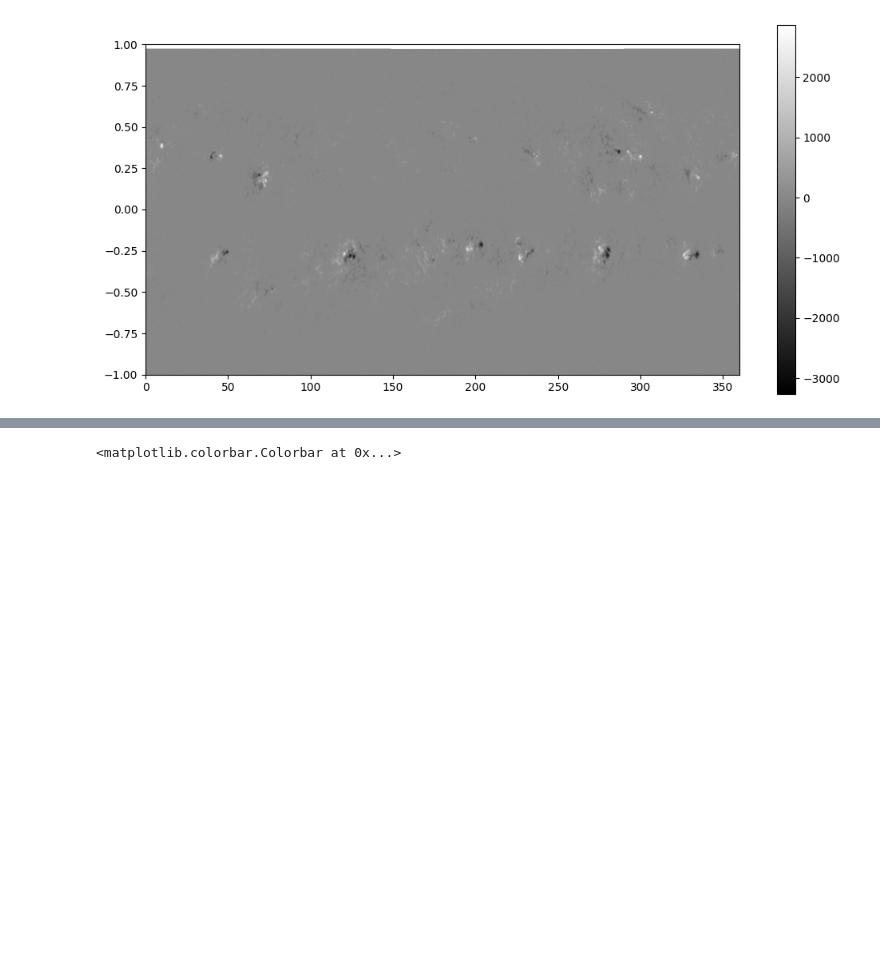
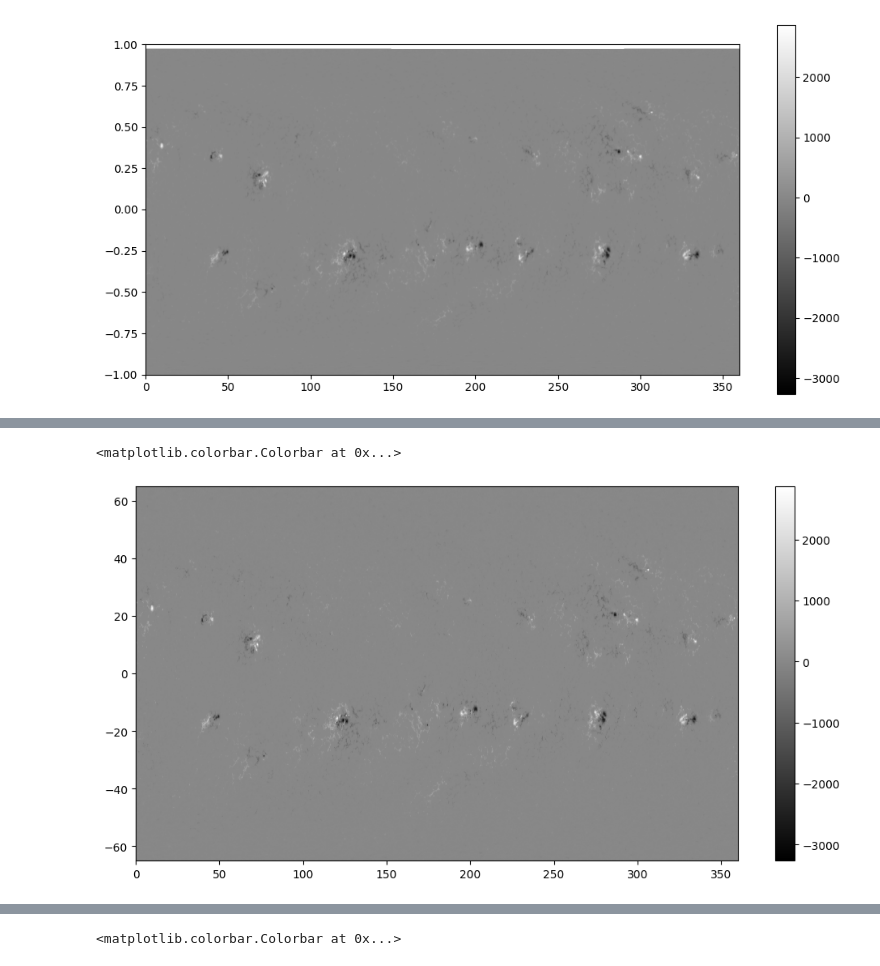
Before and after one commit to Samapti25/solar, a Jupyter notebook: carringtonmaps.ipynb, the cells around one changed output, grey strips where cells are left out. Cells and saved outputs as stored; diff of their text form; code cells hidden in the pictures; blank space fills up the shorter version.

```diff
--- a/carringtonmaps.ipynb
+++ b/carringtonmaps.ipynb
@@ -196,0 +210,12 @@ print(Phi)
+# %%
+mask=(lat >=-65) & (lat<=65)
+crop_data= data[mask, :]
+crop_lat=lat[mask]
+# %%
+fig=plt.figure(figsize=(12,6))
+Lon,Lat=np.meshgrid(lon, crop_lat )
+plt.pcolormesh(Lon,Lat,crop_data, cmap='gray')
+plt.colorbar()
+# %% [output]
+<matplotlib.colorbar.Colorbar at 0x...>
+[figure, added]
```
Also changed, not shown: parts of 30 cells of this notebook.
